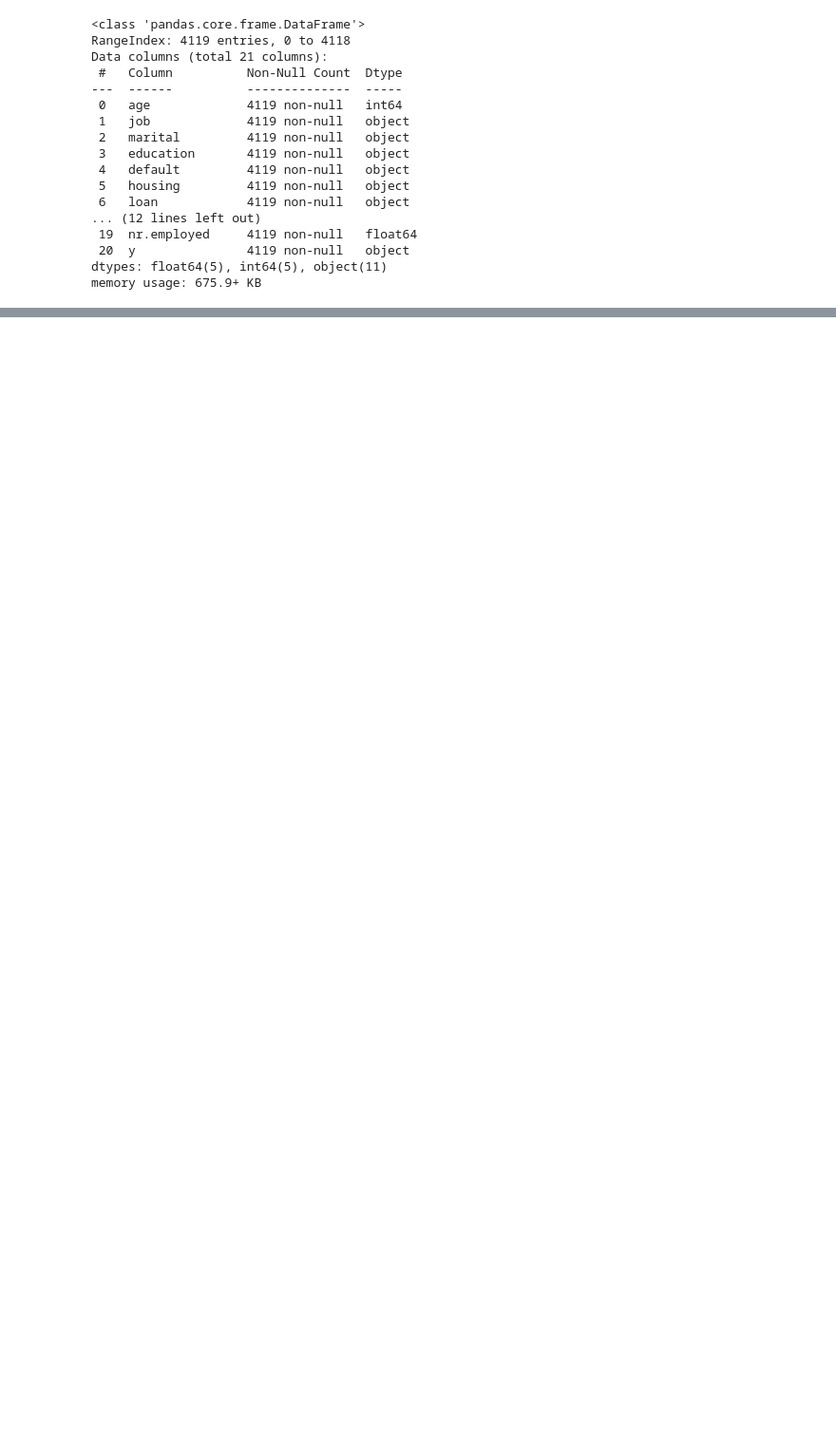
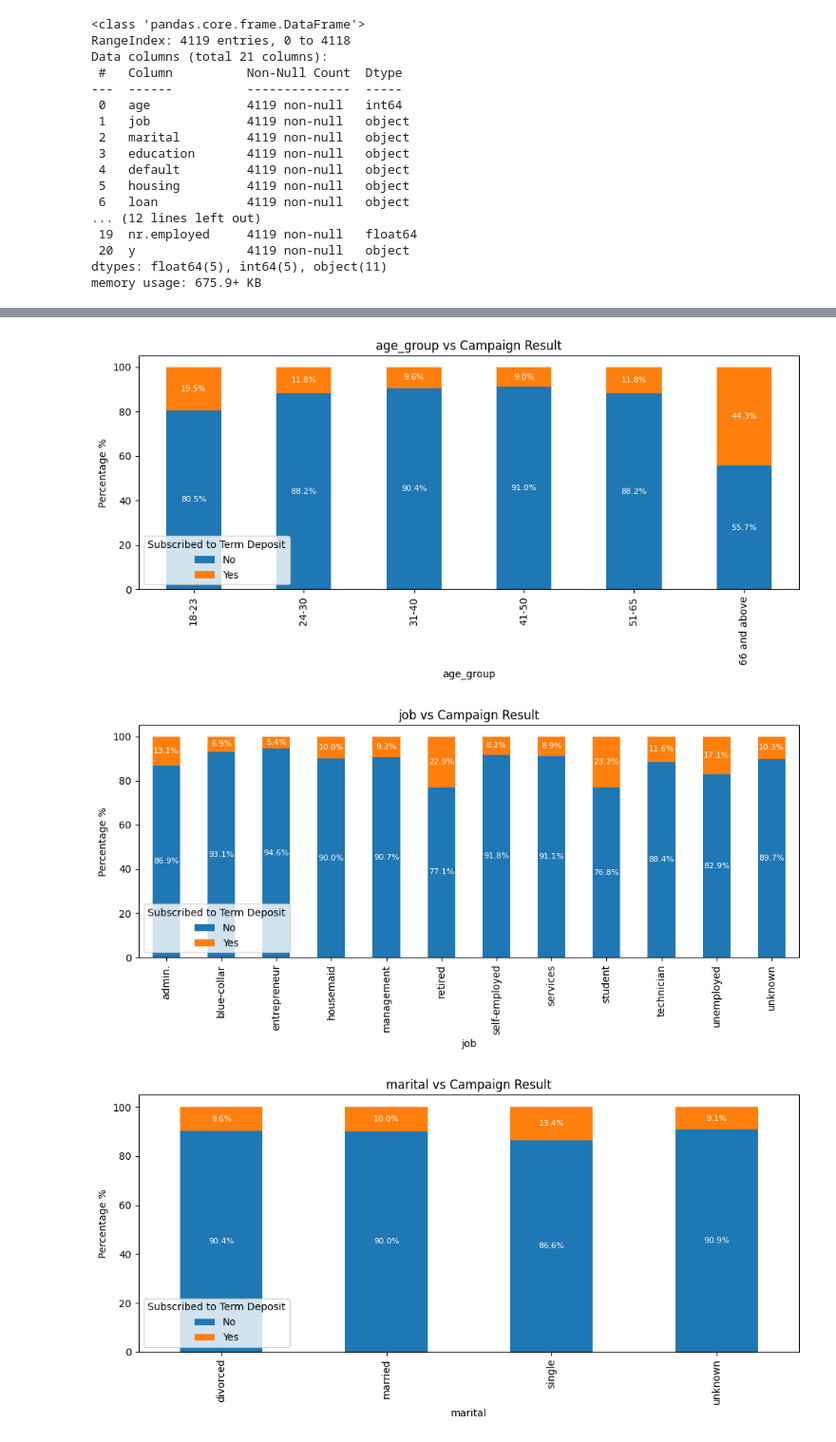
Before and after one commit to obinna167/Marketing_campaign_model, a Jupyter notebook: main.ipynb, the cells around one changed output, grey strips where cells are left out. Shown at 95% size. Saved outputs shown, nothing was run; the diff lists cells and outputs as text; code cells hidden in the pictures; blank space fills up the shorter version.

```diff
--- a/main.ipynb
+++ b/main.ipynb
@@ -188,0 +107,5 @@ plt.tight_layout()
+# %%
+# Create age_group feature
+age_bins = [18, 23, 30, 40, 50, 60, 90]
+age_group = ['18-23', '24-30', '31-40', '41-50', '51-65', '66 and above']
+df['age_group'] = pd.cut(df['age'], bins=age_bins, labels=age_group, include_lowest=True)
@@ -188,0 +119,43 @@ plt.tight_layout()
+# %%
+def CatFeatureCampaignResult(col_list: List[str], df: pd.DataFrame) -> List[pd.DataFrame]:
+
+    import warnings
+    """
+    This function takes a list of categorical columns and a dataframe as input,
+    and plot the percentage distribution of each category within those columns
+    against the target variable 'y'.
+    """
+    for col in col_list:
+        with warnings.catch_warnings():
+            warnings.simplefilter("ignore")
+            col_df = (
+                df.pivot_table(index=col, columns='y', aggfunc='size')
+                .apply(lambda x: 100 * x/x.sum(), axis=1)
+            )
+
+            col_df.plot(kind='bar', stacked=True, figsize=(10, 5))
+            for i, v in enumerate(col_df.values):
+                for j, val in enumerate(v):
+                    plt.text(i, val/2 + sum(v[:j]), f'{val:.1f}%', ha='center', va='center', color='white', fontsize=8)
+            plt.title(f'{col} vs Campaign Result')
+            plt.ylabel('Percentage %')
+            plt.xlabel(col)
+            plt.legend(title='Subscribed to Term Deposit', labels=['No', 'Yes'])
+            plt.tight_layout()
+            plt.show()
+# %%
+# plot the percentage distribution for each eco_socio_col values against target variable 'y'
+eco_socio_col = [
+    'age_group',
+    'job',
+    'marital',
+    'education',
+    'credit_default',
+    'housing_loan',
+    'personal_loan'
+]
+CatFeatureCampaignResult(eco_socio_col, df)
+# %% [output]
+[figure, added]
+[figure, added]
+[figure, added]
```
Also changed, not shown: parts of 15 cells of this notebook.
